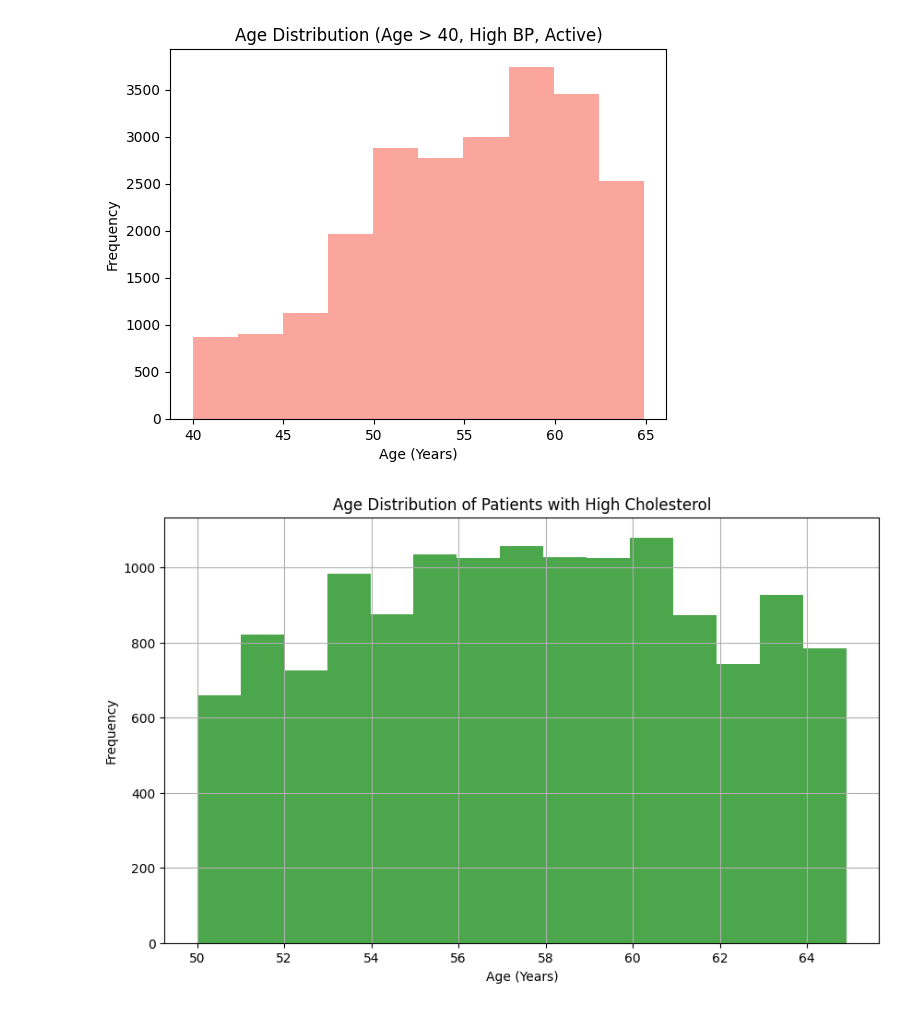
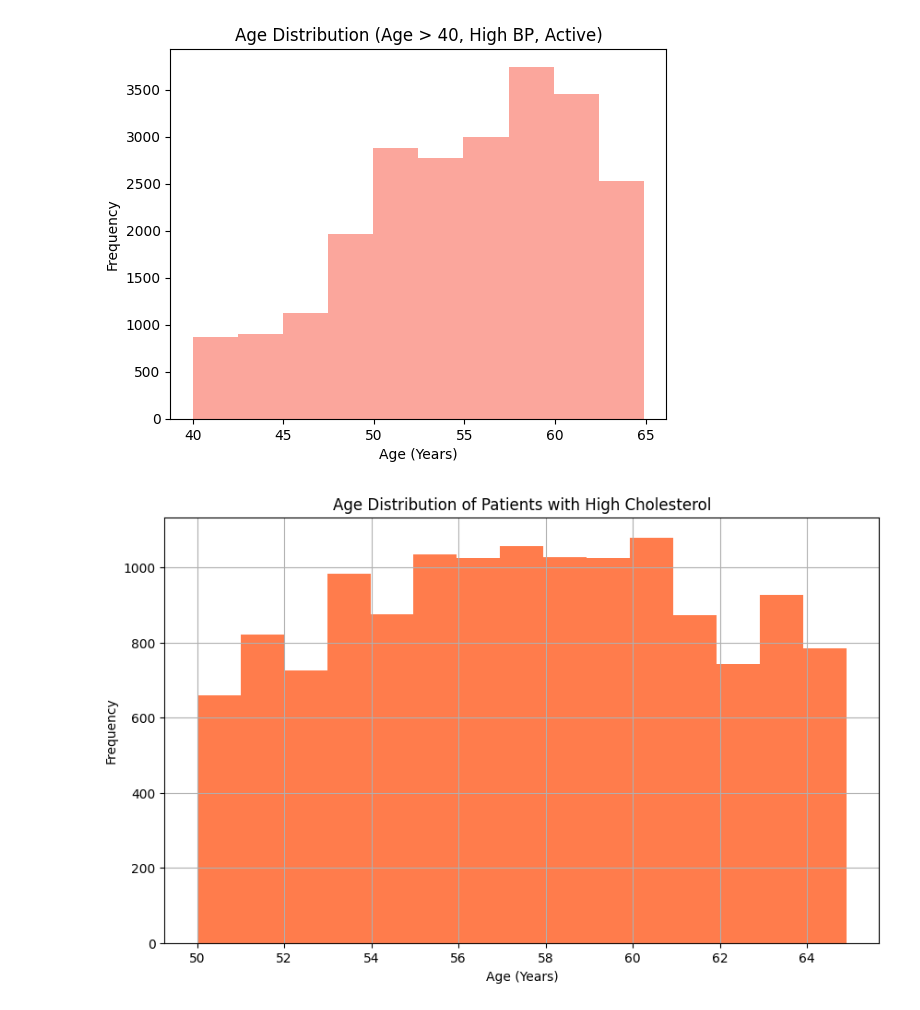
Before and after one commit to 22053604/Cardiovascular-Health-Analysis, a Jupyter notebook: Development_Notebook.ipynb, the cells around one changed output. Cells and saved outputs as stored; diff of their text form; code cells hidden in the pictures.

```diff
--- a/Development_Notebook.ipynb
+++ b/Development_Notebook.ipynb
@@ -431,7 +439,7 @@ def visualize_data(df, column, title, xlabel, ylabel):
     None
     """
     plt.figure(figsize=(10, 6))
-    plt.hist(df[column], bins=15, alpha=0.7, color='green')
+    plt.hist(df[column], bins=15, alpha=0.7, color='orangered')
     plt.title(title)
     plt.xlabel(xlabel)
     plt.ylabel(ylabel)
@@ -440,31 +448,31 @@ def visualize_data(df, column, title, xlabel, ylabel):
 
 # Function to analyze multiple combinations
 def analyze_multiple_combinations(df):
     """
     Analyze multiple combinations of Demographic, Clinical, and Lifestyle factors.
 
     Args:
     df (pd.DataFrame): Cleaned dataset.
 
     Returns:
     None
     """
     # Combination 1: Gender = Female + Smoking Status = Smoker
     factors_combination_1 = {'gender': "== 'Female'", 'smoking_status': "== 'Smoker'"}
     result_1 = analyze_combination(df, factors_combination_1)
 
     # Combination 2: Age > 50 + Cholesterol Level is Above Normal or Well Above Normal
     factors_combination_2 = {'age_years': '> 50', 'cholesterol': "!= 'Normal'"}
     result_2 = analyze_combination(df, factors_combination_2)
 
     # Combination 3: Age > 40 + Blood Pressure (ap_hi > 120) + Active
     factors_combination_3 = {'age_years': '> 40', 'ap_hi': '> 120', 'physical_activity': "== 'Active'"}
     result_3 = analyze_combination(df, factors_combination_3)
 
     # Visualize Combination 2: Age and Cholesterol Level
     visualize_data(result_2, 'age_years', 'Age Distribution of Patients with High Cholesterol', 'Age (Years)', 'Frequency')
 
 # Analyze multiple combinations
 analyze_multiple_combinations(df_cleaned)
 # %% [output]
-[figure, old version]
+[figure, new version]
```
Also changed, not shown: parts of 1 cell of this notebook.
